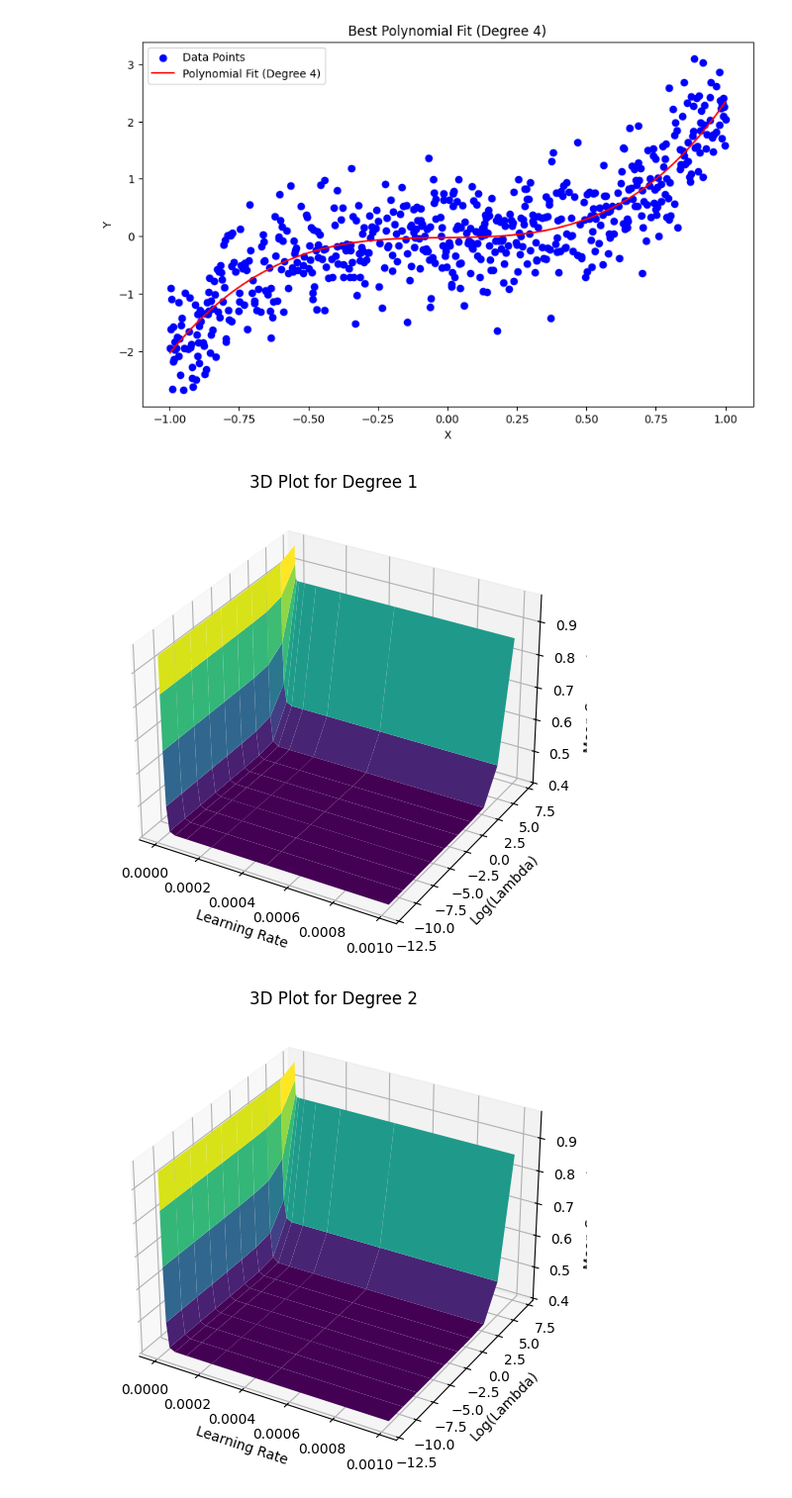
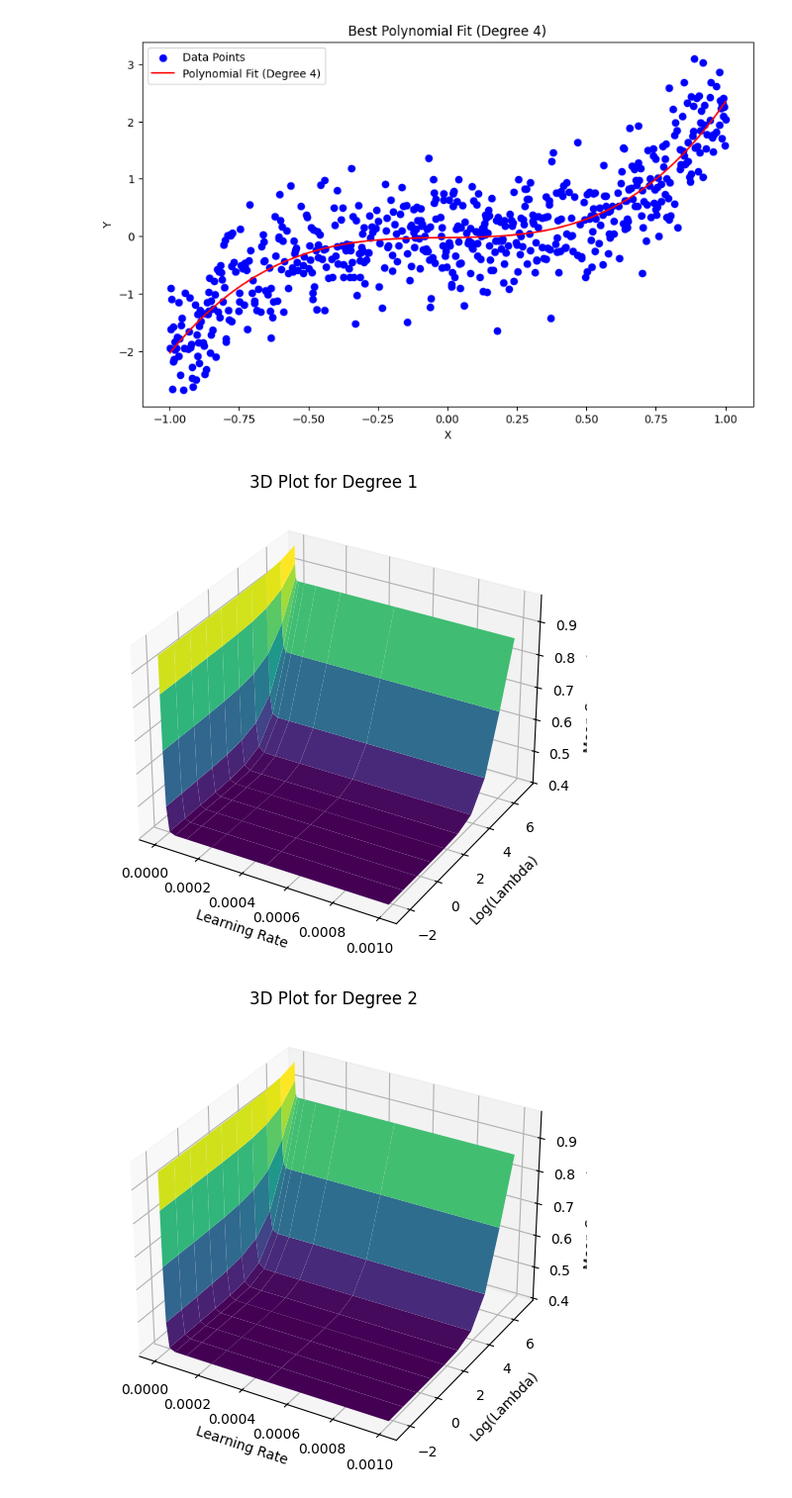
Before and after one commit to RastogiAdit/FODS-Assignment_1, a Jupyter notebook: Assignment-1.ipynb, the cells around one changed output. Shown at 99% size. Cells and saved outputs as stored; diff of their text form; code cells hidden in the pictures.

```diff
--- a/Assignment-1.ipynb
+++ b/Assignment-1.ipynb
@@ -171,7 +171,7 @@ all_bias = {}
 all_variance = {}
 all_total_error = {}
 
-lambdas = np.logspace(-5, 3, num=10)
+lambdas = np.logspace(-1, 3, num=10)
 
 for deg in range(1, 10):
     deg_bias = []
@@ -382,34 +382,34 @@ plt.show()
 # %%
 learning_rates = np.logspace(-6, -3, num=10)
 
-lambdas = np.logspace(-5, 3, num=10)
+lambdas = np.logspace(-1, 3, num=10)
 log_lambdas = np.log(lambdas)
 
 mse_results = np.zeros((len(degrees), len(learning_rates), len(lambdas)))
 
 for i, deg in enumerate(degrees):
     X_train_design = pre_compute(train_set['X'].values, deg)
     y_train = train_set['Y'].values
 
     for j, lr in enumerate(learning_rates):
         for k, ln_lambda in enumerate(lambdas):
             w = np.zeros(deg + 1)
             w = gradient_descent_L2_vectorized(X_train_design, y_train, w, ln_lambda, learning_rate=lr, max_iter=500)
             mse_results[i, j, k] = compute_error_L2_vectorized(X_train_design, y_train, w)
 
 for i, deg in enumerate(degrees):
     fig = plt.figure(figsize=(8, 6))
     ax = fig.add_subplot(111, projection='3d')
 
     lr_mesh, lambda_mesh = np.meshgrid(learning_rates, log_lambdas)
     mse_mesh = mse_results[i]
 
     ax.plot_surface(lr_mesh, lambda_mesh, mse_mesh.T, cmap='viridis')
     ax.set_xlabel('Learning Rate')
     ax.set_ylabel('Log(Lambda)')
     ax.set_zlabel('Mean Squared Error')
     ax.set_title(f'3D Plot for Degree {deg}')
     plt.show()
 # %% [output]
-[figure, old version]
+[figure, new version]
-[figure, old version]
+[figure, new version]
```
Also changed, not shown: parts of 6 cells of this notebook.
